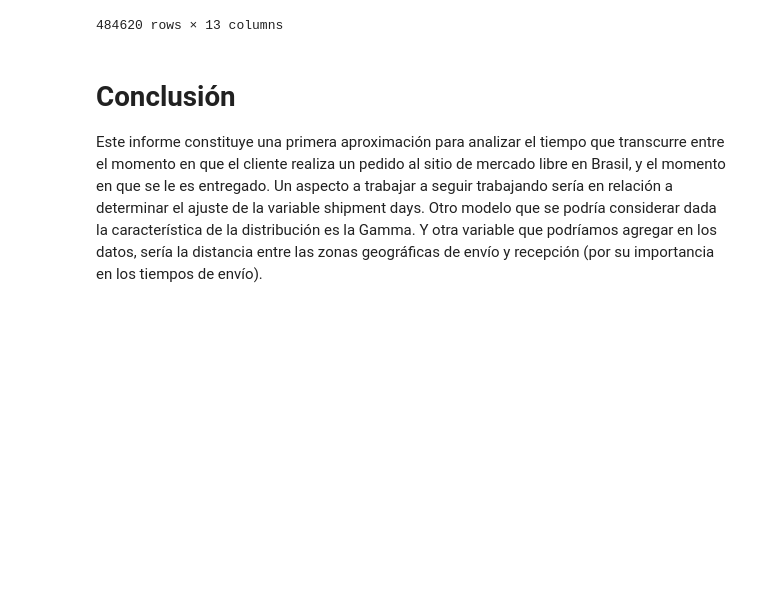
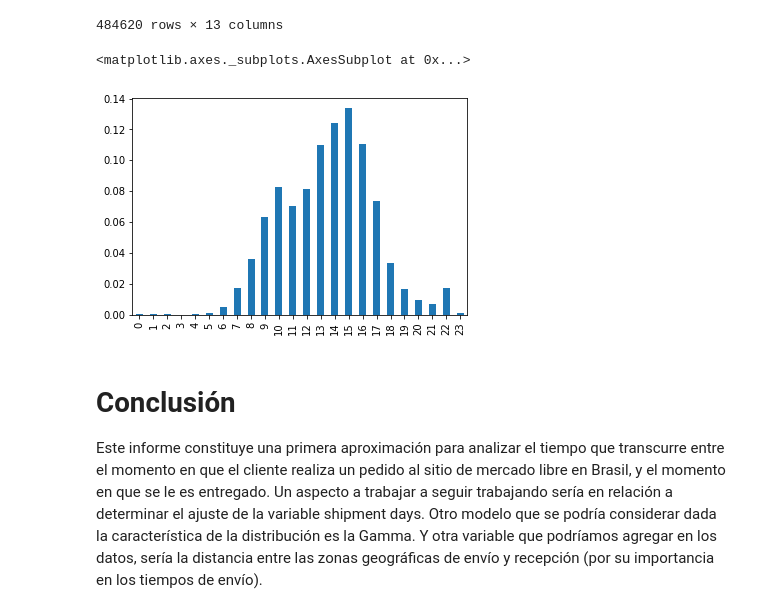
Before and after one commit to cnoeliachaves/diplodatos, a Jupyter notebook: mentoria/practico1Mentoria.ipynb, the cells around one changed output. Cells and saved outputs as stored; diff of their text form; code cells hidden in the pictures; blank space fills up the shorter version.

```diff
--- a/mentoria/practico1Mentoria.ipynb
+++ b/mentoria/practico1Mentoria.ipynb
@@ -82,9 +82,9 @@ import sys
 in_colab = 'google.colab' in sys.modules
 
 if in_colab:
-  BASE_DIR = "https://github.com/cnoeliachaves/practico2Analisis/raw/master/"
+  BASE_DIR = "https://github.com/cnoeliachaves/diplodatos/raw/master/"
 else:
-  BASE_DIR = ".."
+  BASE_DIR = "."
 # %%
 #url = "https://raw.githubusercontent.com/cnoeliachaves/practico2Analisis/master/dataset_sample_corrected.csv?token=ADKWG6EBNM7S5O6PVV5RII244K572"
 #uploaded = files.upload()
@@ -639,6 +639,11 @@ See the caveats in the documentation: http://pandas.pydata.org/pandas-docs/stabl
 | 499998 | SP | 4010 | PI | 64290 | standard | 1 | 1 | ... |
 | 499999 | SP | 3986 | MS | 79750 | standard | 1 | 1 | ... |
 484620 rows × 13 columns
+# %%
+dataset_clean['hora'].value_counts(normalize=True,sort=False).plot(kind='bar')
+# %% [output]
+<matplotlib.axes._subplots.AxesSubplot at 0x...>
+[figure, added]
 # %% [markdown]
 # Conclusión
 
```
Also changed, not shown: 23 other files.
